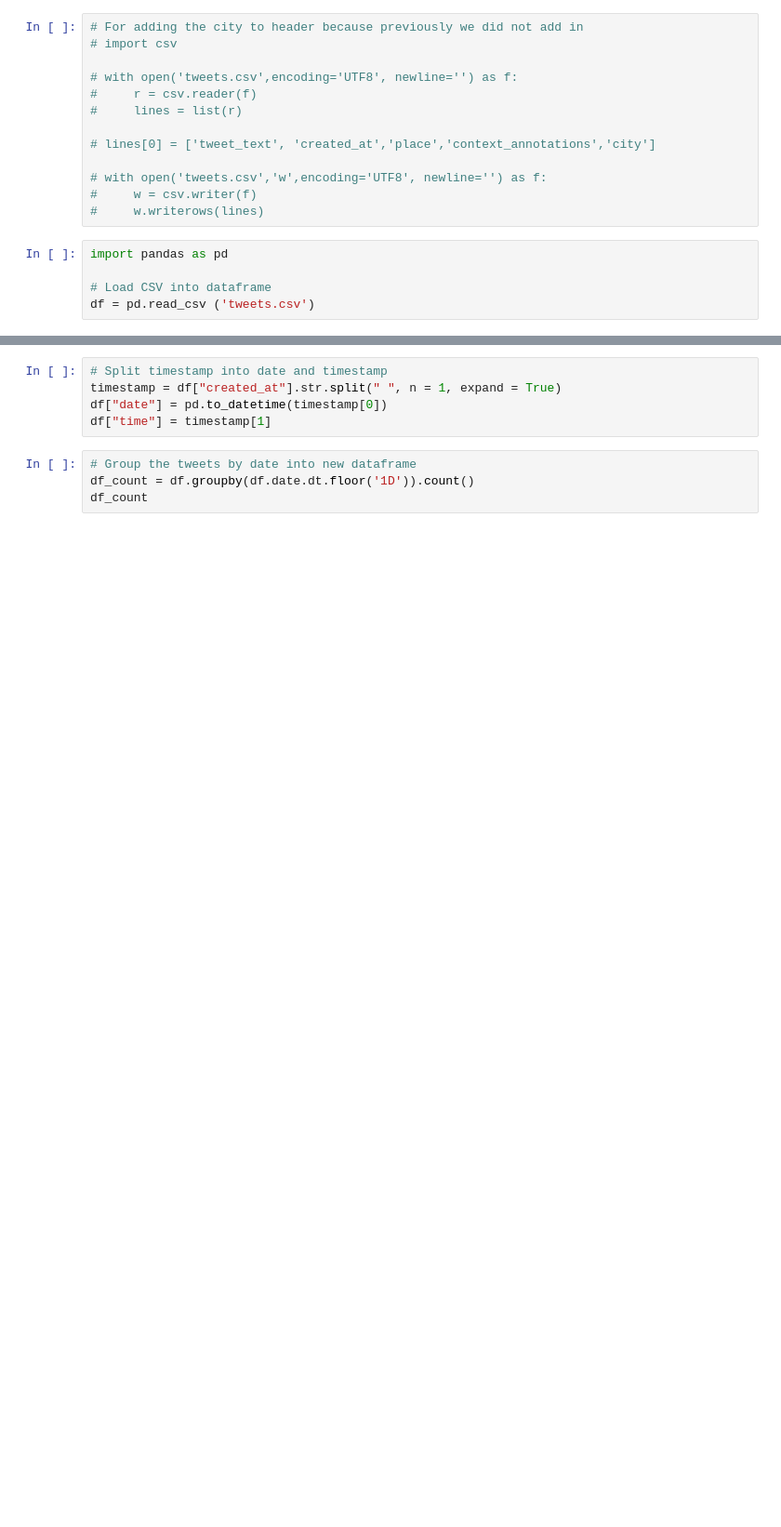
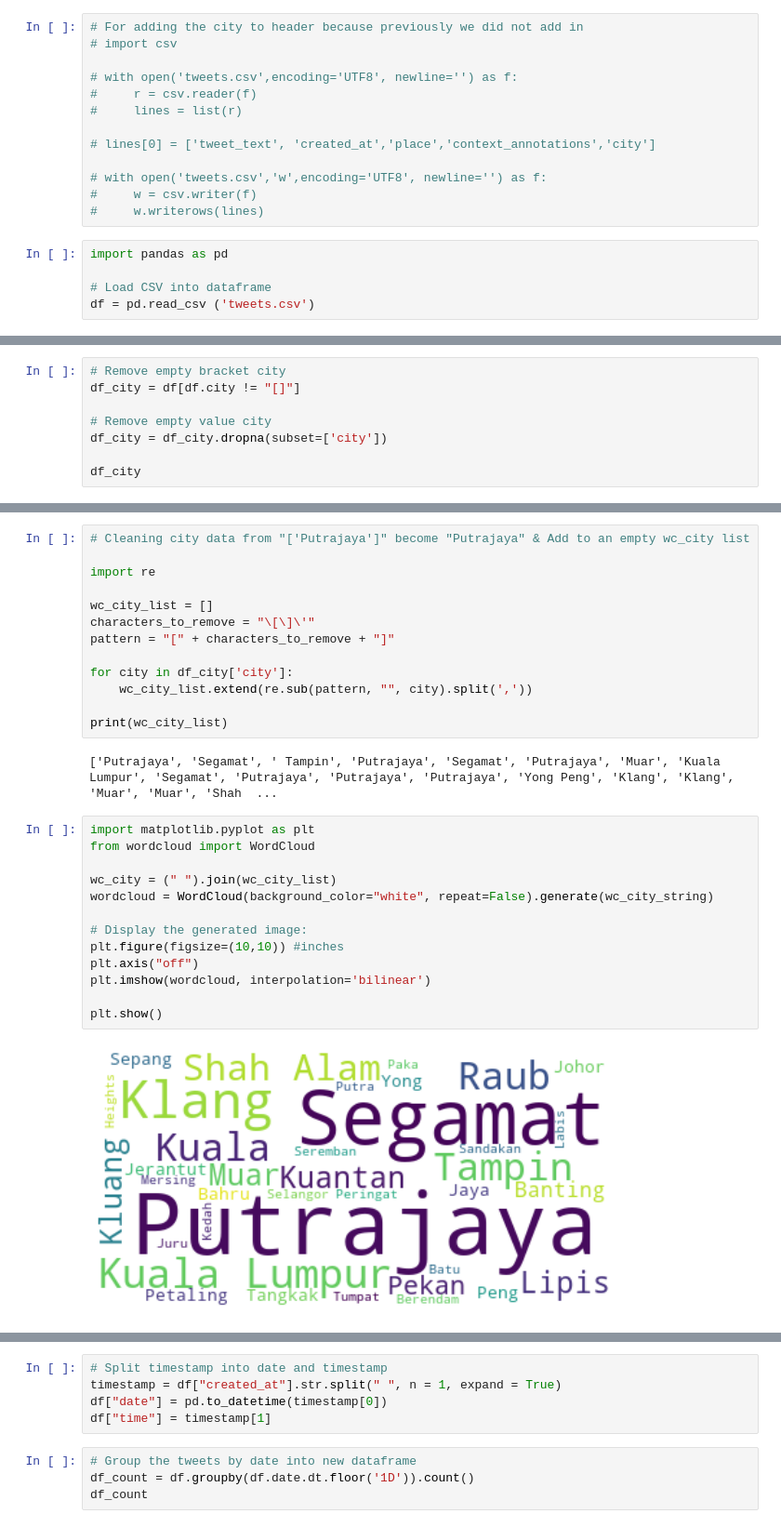
Before and after one commit to wilsonkw97/WeWarnYou, a Jupyter notebook: Data Collection and Pre-processing.ipynb, the cells around one changed output, grey strips where cells are left out. Shown at 93% size. Saved outputs shown, nothing was run; the diff lists cells and outputs as text; blank space fills up the shorter version.

Commit message:
Added most mentioned city word cloud

```diff
--- a/Data Collection and Pre-processing.ipynb
+++ b/Data Collection and Pre-processing.ipynb
@@ -110,0 +120,8 @@ df.head()
+# %%
+# Remove empty bracket city
+df_city = df[df.city != "[]"]
+
+# Remove empty value city
+df_city = df_city.dropna(subset=['city'])
+
+df_city
@@ -110,0 +142,30 @@ df.head()
+# %%
+# Cleaning city data from "['Putrajaya']" become "Putrajaya" & Add to an empty wc_city list
+
+import re
+
+wc_city_list = []
+characters_to_remove = "\[\]\'"
+pattern = "[" + characters_to_remove + "]"
+
+for city in df_city['city']:
+    wc_city_list.extend(re.sub(pattern, "", city).split(','))
+
+print(wc_city_list)
+# %% [output]
+['Putrajaya', 'Segamat', ' Tampin', 'Putrajaya', 'Segamat', 'Putrajaya', 'Muar', 'Kuala Lumpur', 'Segamat', 'Putrajaya', 'Putrajaya', 'Putrajaya', 'Yong Peng', 'Klang', 'Klang', 'Muar', 'Muar', 'Shah  ...
+# %%
+import matplotlib.pyplot as plt
+from wordcloud import WordCloud
+
+wc_city = (" ").join(wc_city_list)
+wordcloud = WordCloud(background_color="white", repeat=False).generate(wc_city_string)
+
+# Display the generated image:
+plt.figure(figsize=(10,10)) #inches
+plt.axis("off")
+plt.imshow(wordcloud, interpolation='bilinear')
+
+plt.show()
+# %% [output]
+[figure, added]
```
Also changed, not shown: parts of 4 cells of this notebook.
